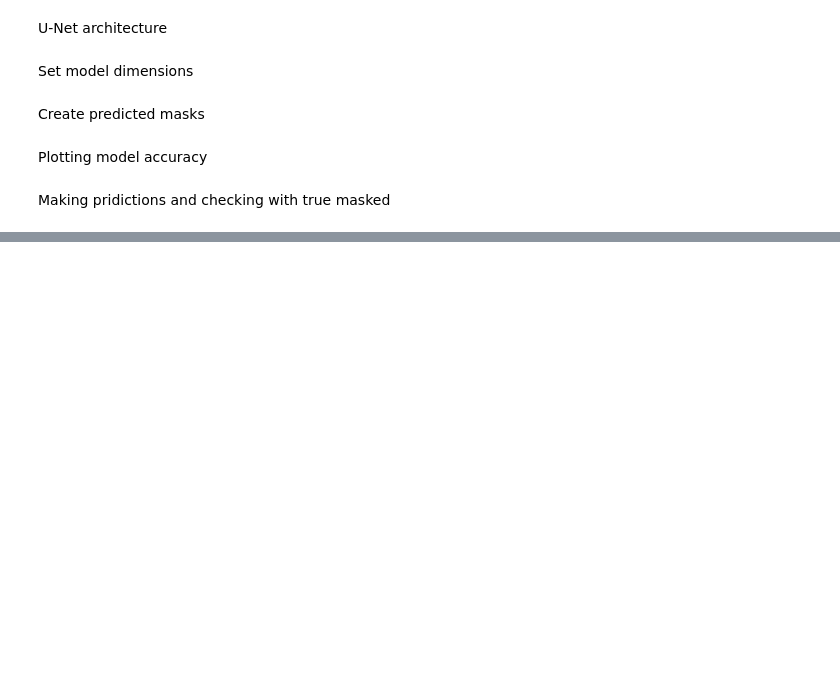
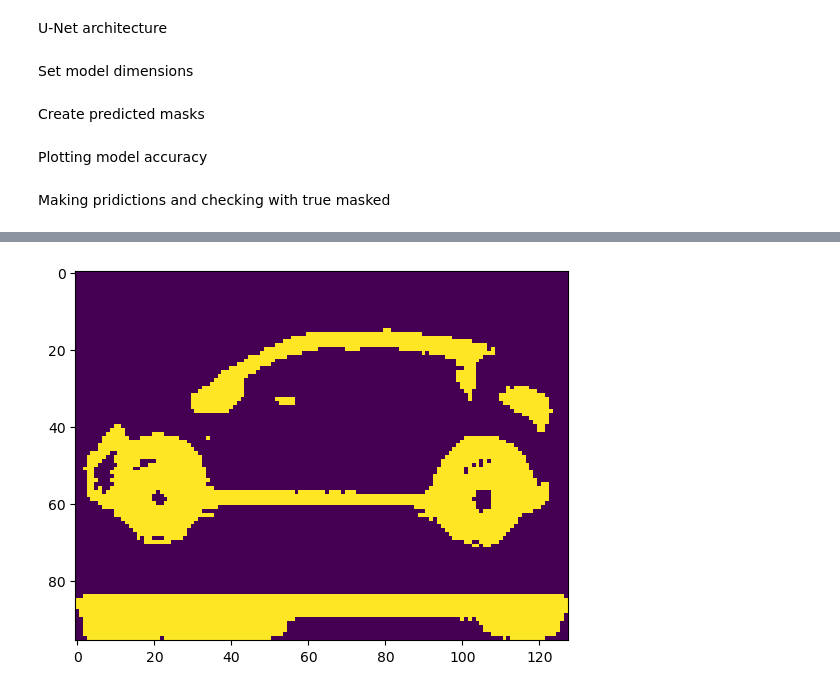
Before and after one commit to Abdulmateen7827/Image_segemntation, a Jupyter notebook: notebook/Image_segementation.ipynb, the cells around one changed output, grey strips where cells are left out. Drawn from its saved outputs; the diff is of its cells as text; code cells hidden in the pictures; blank space fills up the shorter version.

```diff
--- a/notebook/Image_segementation.ipynb
+++ b/notebook/Image_segementation.ipynb
@@ -528,0 +396,6 @@ KeyboardInterrupt:
+# %%
+for i,m in train_dataset.take(1):
+    pred = unet.predict(i)
+
+    plt.imshow(create_mask(pred))
+# %% [output]
@@ -528,0 +403 @@ KeyboardInterrupt:
+[figure, added]
```
Also changed, not shown: parts of 28 cells of this notebook, 7 other files.
